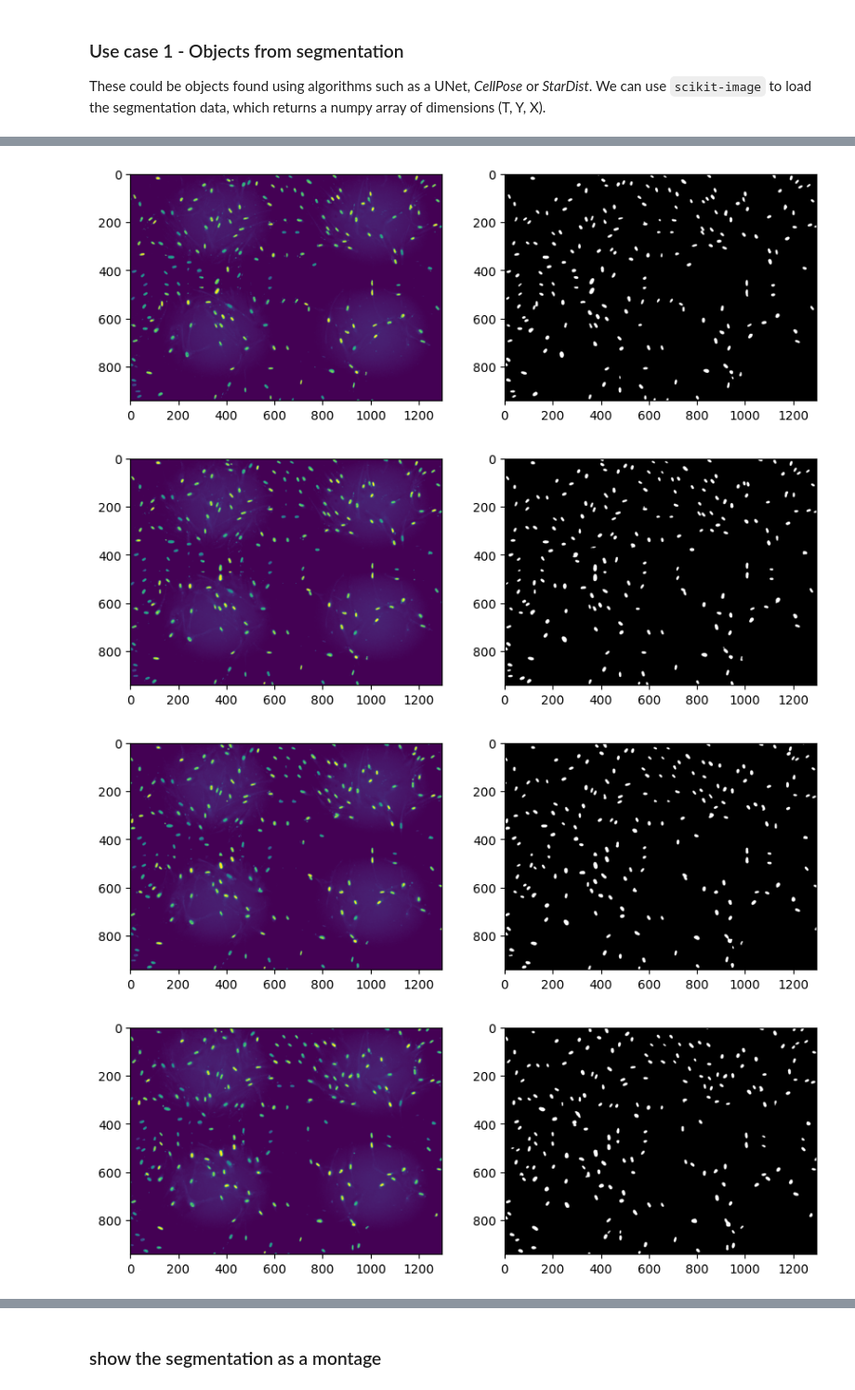
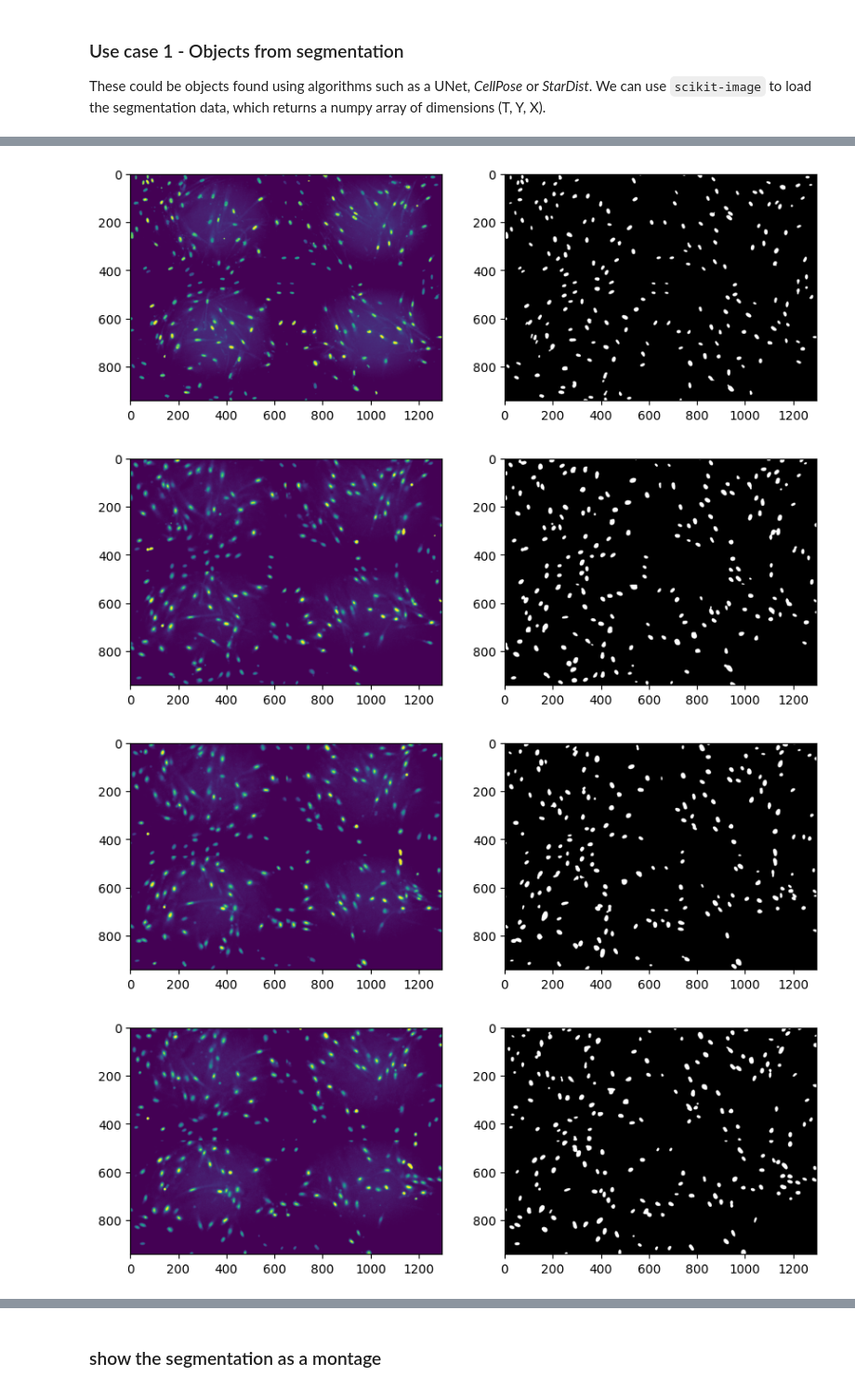
Before and after one commit to imnuvi/Hybrid-Reprogramming, a Jupyter notebook: Imaging/load_images_tracker.ipynb, the cells around one changed output, grey strips where cells are left out. Shown at 93% size. Drawn from its saved outputs; the diff is of its cells as text; code cells hidden in the pictures.

```diff
--- a/Imaging/load_images_tracker.ipynb
+++ b/Imaging/load_images_tracker.ipynb
@@ -30,8 +32,8 @@ from skimage import io
 basepath = '/nfs/turbo/umms-indikar/Ram/development/projects/reprogramming/Hybrid-Reprogramming/data/imaging'
 sample = 'Myod_PRRX1'
 sample_id = 1
-f_start = 1
-f_end = 11
+f_start = 21
+f_end = 32
 channel = 'cy5'
 # num_frames = 30
 
@@ -69,7 +71,7 @@ for i in range(5):
-[figure, old version]
+[figure, new version]
-[figure, old version]
+[figure, new version]
-[figure, old version]
+[figure, new version]
-[figure, old version]
+[figure, new version]
 # %%
 # # Reload tifffiles back
 # import matplotlib.pyplot as plt
```
Also changed, not shown: parts of 16 cells of this notebook, 8 other files.
